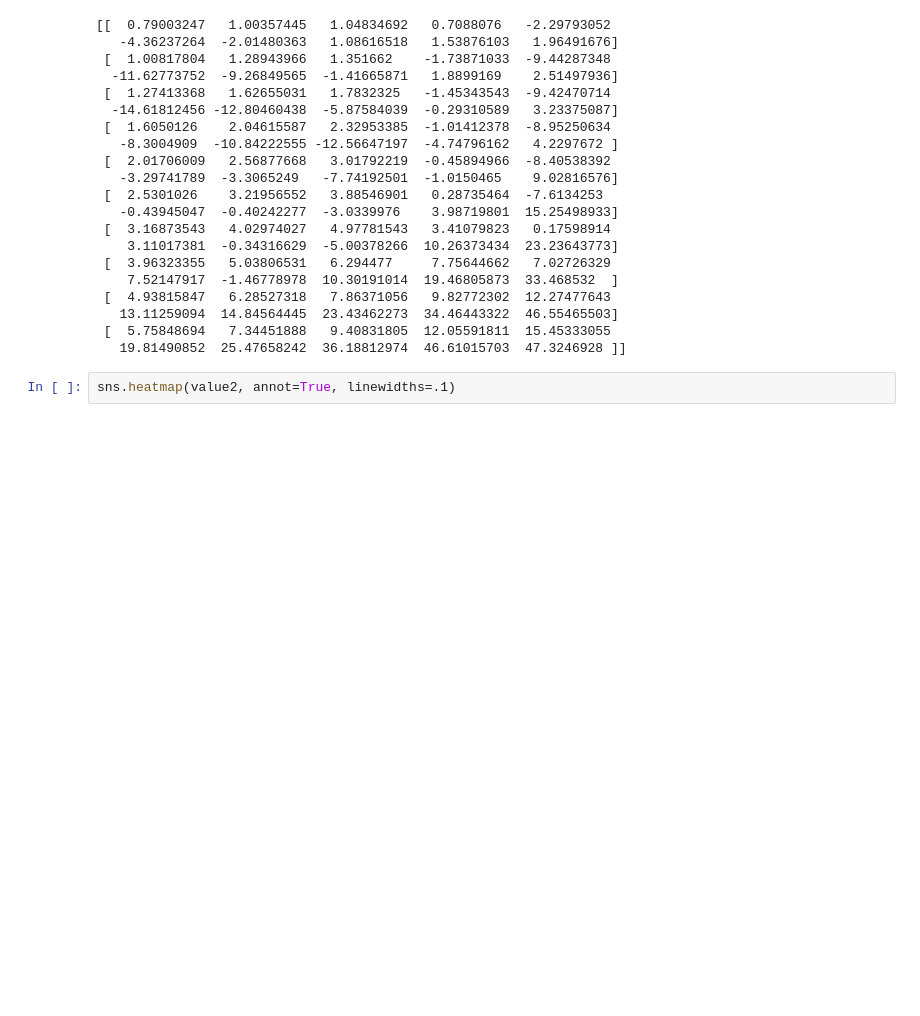
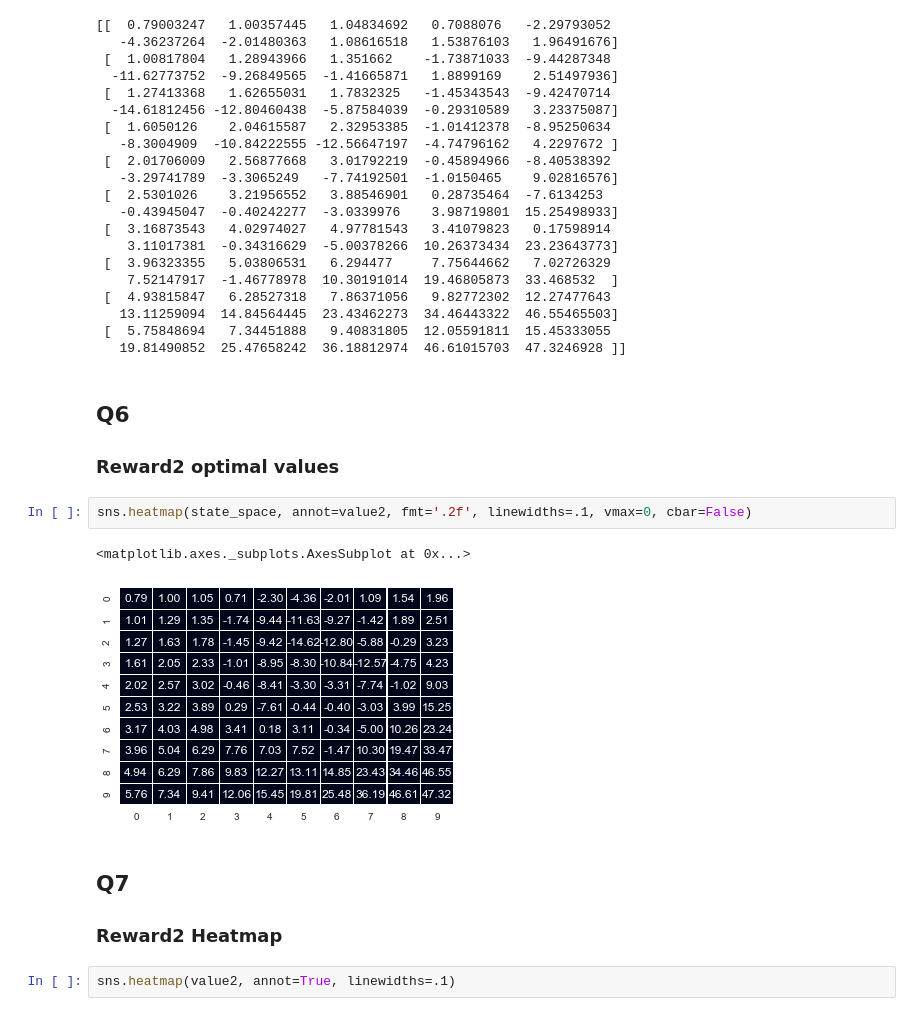
Before and after one commit to maithilibhide/ECE232, a Jupyter notebook: Project3/reinforcement_learning.ipynb, the cells around one changed output. Drawn from its saved outputs; the diff is of its cells as text; blank space fills up the shorter version.

```diff
--- a/Project3/reinforcement_learning.ipynb
+++ b/Project3/reinforcement_learning.ipynb
@@ -268,6 +288,17 @@ print(value2)
    13.11259094  14.84564445  23.43462273  34.46443322  46.55465503]
  [  5.75848694   7.34451888   9.40831805  12.05591811  15.45333055
    19.81490852  25.47658242  36.18812974  46.61015703  47.3246928 ]]
+# %% [markdown]
+<h2>Q6</h2>
+<h3>Reward2 optimal values</h3>
+# %%
+sns.heatmap(state_space, annot=value2, fmt='.2f', linewidths=.1, vmax=0, cbar=False)
+# %% [output]
+<matplotlib.axes._subplots.AxesSubplot at 0x...>
+[figure, added]
+# %% [markdown]
+<h2>Q7</h2>
+<h3>Reward2 Heatmap</h3>
 # %%
 sns.heatmap(value2, annot=True, linewidths=.1)
 # %% [output]
```
Also changed, not shown: parts of 12 cells of this notebook.
